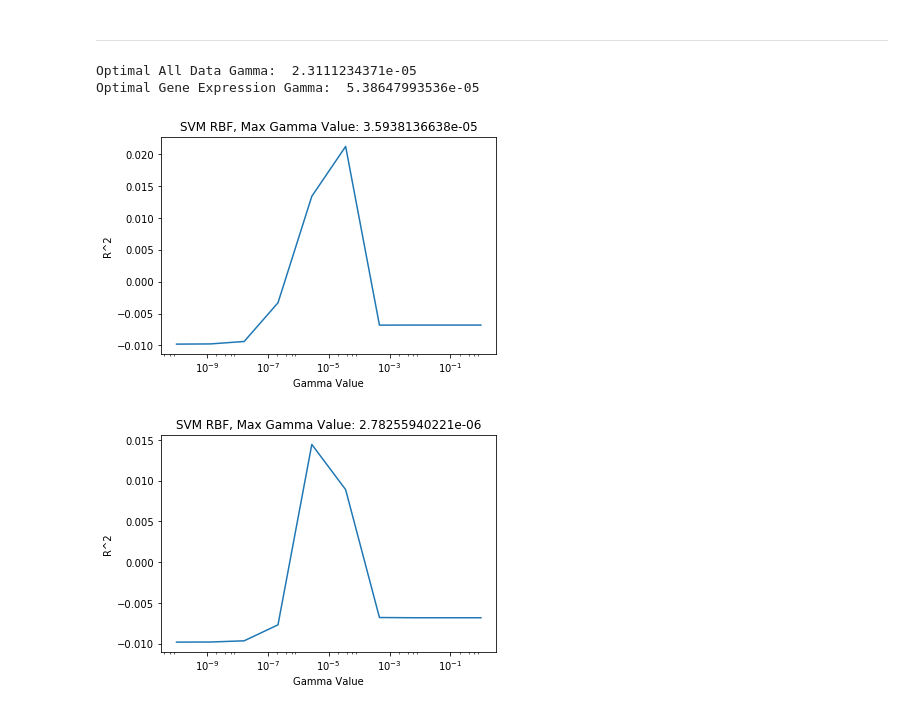
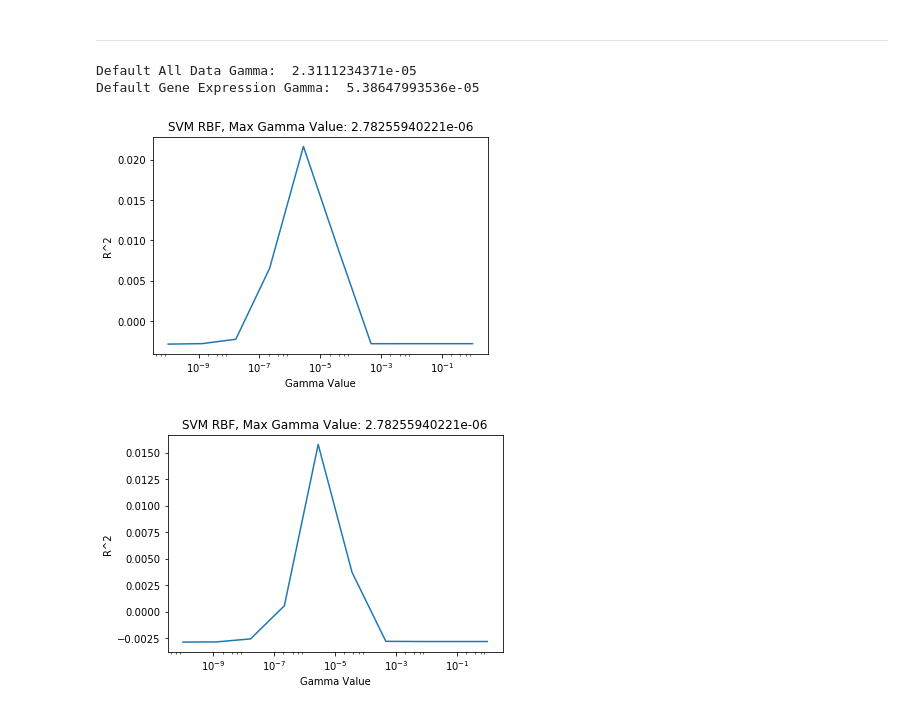
Before and after one commit to charlesriver/radiation, a Jupyter notebook: SVM Tuning v01.ipynb, the cells around one changed output. Drawn from its saved outputs; the diff is of its cells as text; code cells hidden in the pictures.

```diff
--- a/SVM Tuning v01.ipynb
+++ b/SVM Tuning v01.ipynb
@@ -142,38 +142,38 @@ plt.show()
 # %% [markdown]
 ---
 # %%
-print "Optimal All Data Gamma: ", float(1)/43269
-print "Optimal Gene Expression Gamma: ", float(1)/18565
+print "Default All Data Gamma: ", float(1)/43269
+print "Default Gene Expression Gamma: ", float(1)/18565
 # %% [output]
-Optimal All Data Gamma:  2.3111234371e-05
-Optimal Gene Expression Gamma:  5.38647993536e-05
+Default All Data Gamma:  2.3111234371e-05
+Default Gene Expression Gamma:  5.38647993536e-05
 # %%
 all_onehot_scaled = preprocessing.scale(cn_mut_exp_bin)
 master_auc_scaled = preprocessing.scale(auc_lst)
 
-x_train, x_test, y_train, y_test = train_test_split(all_onehot_scaled, master_auc_scaled, test_size=0.5, random_state=42)
+x_train, x_test, y_train, y_test = train_test_split(all_onehot_scaled, master_auc_scaled, test_size=0.2, random_state=42)
 y_test = y_test.flatten()
 y_train = y_train.flatten()
 
 # default C = 1.0, default epsilon = 0.1, default gamma = 2.31e-05
 Gamma_range = np.logspace(-10, 0, 10)
 r_2_lst = []
 for index, gamma_val in enumerate(Gamma_range):
     svr_rbf = SVR(kernel = "rbf", gamma = gamma_val)
     svr_rbf_y_pred, r2_svr_rbf = test_model (svr_rbf)
     r_2_lst.append(r2_svr_rbf)
 plt.semilogx(Gamma_range, r_2_lst)
 plt.title("SVM RBF, Max Gamma Value: %s" % (Gamma_range[np.argmax(r_2_lst)]))
 plt.xlabel("Gamma Value")
 plt.ylabel("R^2")
 plt.show()
 # %% [output]
-[figure, old version]
+[figure, new version]
 # %%
 all_onehot_scaled = preprocessing.scale(gene_exp_bin)
 master_auc_scaled = preprocessing.scale(auc_lst)
 
-x_train, x_test, y_train, y_test = train_test_split(all_onehot_scaled, master_auc_scaled, test_size=0.5, random_state=42)
+x_train, x_test, y_train, y_test = train_test_split(all_onehot_scaled, master_auc_scaled, test_size=0.2, random_state=42)
 y_test = y_test.flatten()
 y_train = y_train.flatten()
 
@@ -190,4 +190,4 @@ plt.xlabel("Gamma Value")
 plt.ylabel("R^2")
 plt.show()
 # %% [output]
-[figure, old version]
+[figure, new version]
```
Also changed, not shown: parts of 2 cells of this notebook, 1 other file.
